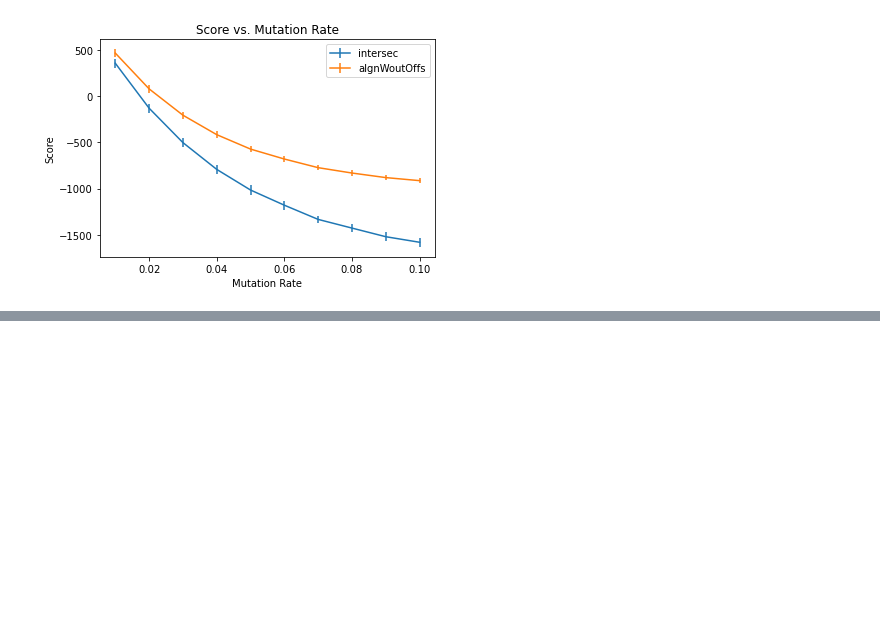
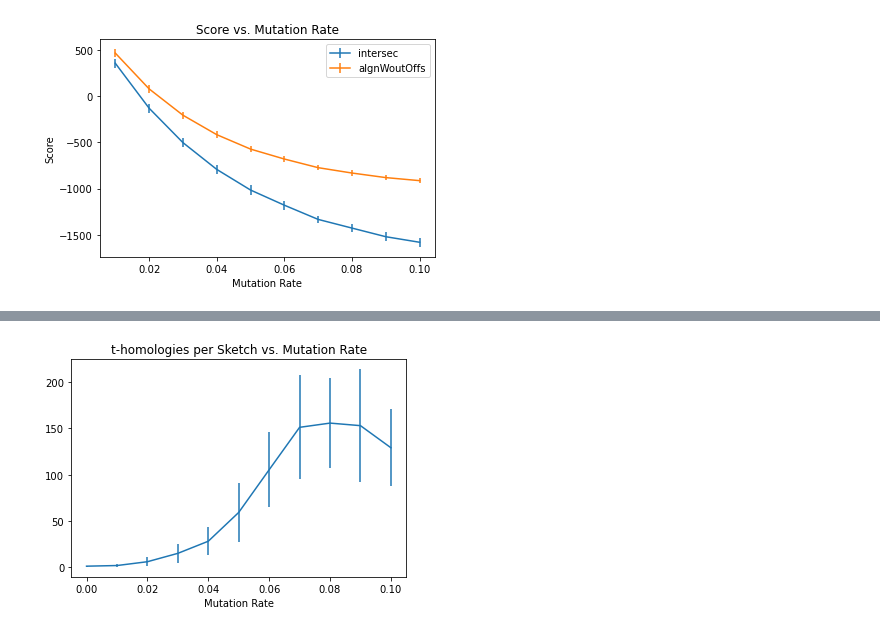
Before and after one commit to medvedevgroup/eskemap, a Jupyter notebook: SimilarityMeasures.ipynb, the cells around one changed output, grey strips where cells are left out. Saved outputs shown, nothing was run; the diff lists cells and outputs as text; code cells hidden in the pictures; blank space fills up the shorter version.

```diff
--- a/SimilarityMeasures.ipynb
+++ b/SimilarityMeasures.ipynb
@@ -32,0 +176,8 @@ plt.show()
+# %%
+rates = sorted(homsPerPair.keys())
+plt.errorbar(rates, [mean(homsPerPair[r]) for r in rates], yerr=[std(homsPerPair[r]) for r in rates])
+plt.title("t-homologies per Sketch vs. Mutation Rate")
+plt.xlabel("Mutation Rate")
+plt.show()
+# %% [output]
+[figure, added]
```
Also changed, not shown: parts of 10 cells of this notebook, 3 other files.
